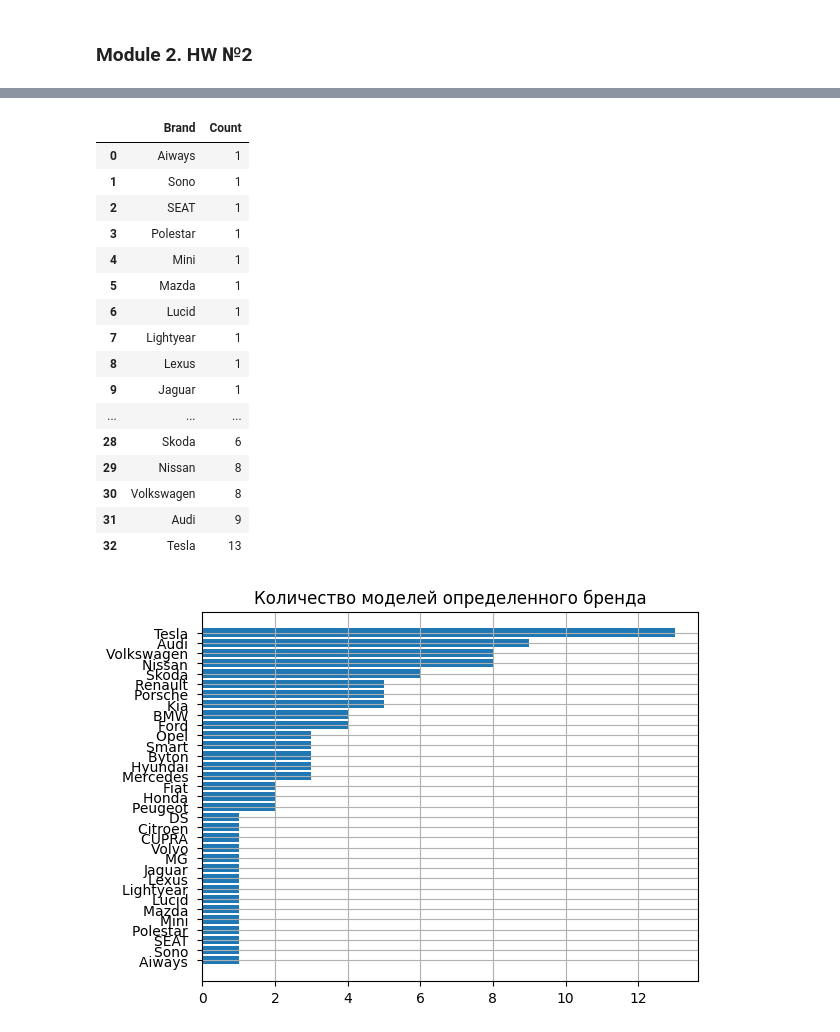
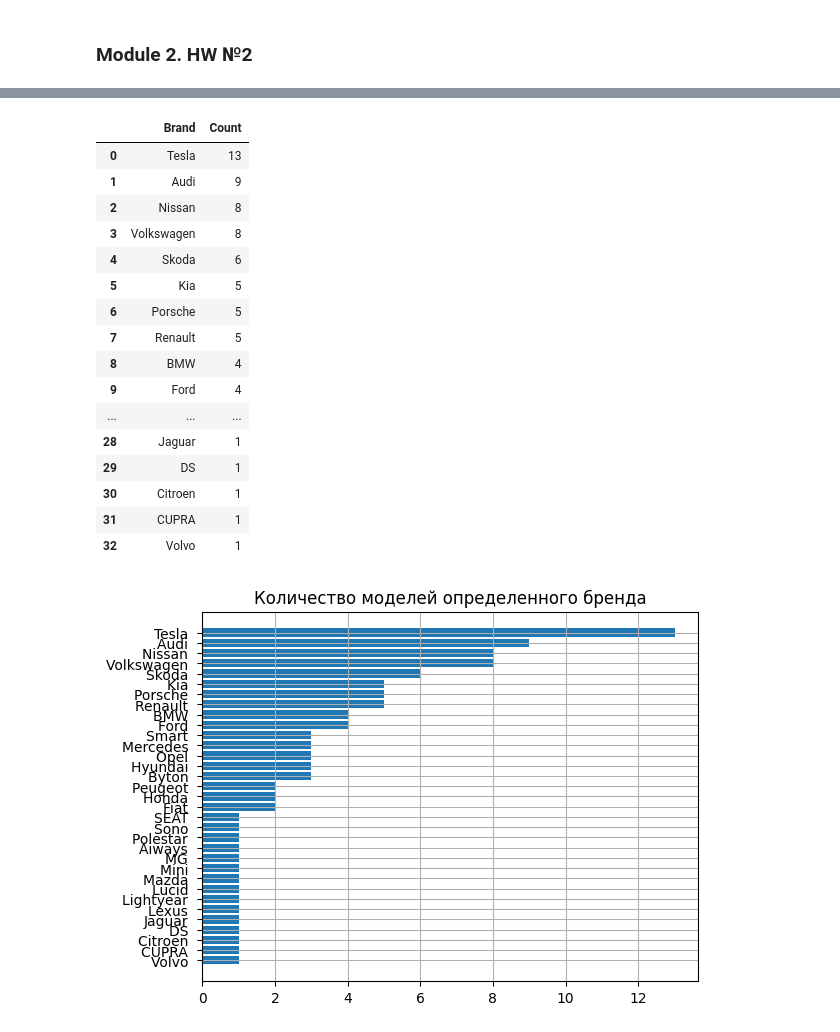
Before and after one commit to fitlemon/python_for_ds, a Jupyter notebook: Module7/10_data_visual_mipt_hw2.ipynb, the cells around one changed output, grey strips where cells are left out. Drawn from its saved outputs; the diff is of its cells as text; code cells hidden in the pictures.

```diff
--- a/Module7/10_data_visual_mipt_hw2.ipynb
+++ b/Module7/10_data_visual_mipt_hw2.ipynb
@@ -24,32 +24,37 @@ import matplotlib.pylab as plt
 df = pd.read_csv("./data/Electric_Car.csv")
 # %%
 grouped_df = (
-    df.groupby("Brand").size().sort_values().reset_index().rename(columns={0: "Count"})
+    df.groupby("Brand")
+    .size()
+    .sort_values(ascending=False)
+    .reset_index()
+    .rename(columns={0: "Count"})
 )
 grouped_df
 # %% [output]
 |  | Brand | Count |
-| 0 | Aiways | 1 |
-| 1 | Sono | 1 |
-| 2 | SEAT | 1 |
-| 3 | Polestar | 1 |
-| 4 | Mini | 1 |
-| 5 | Mazda | 1 |
-| 6 | Lucid | 1 |
-| 7 | Lightyear | 1 |
-| 8 | Lexus | 1 |
-| 9 | Jaguar | 1 |
+| 0 | Tesla | 13 |
+| 1 | Audi | 9 |
+| 2 | Nissan | 8 |
+| 3 | Volkswagen | 8 |
+| 4 | Skoda | 6 |
+| 5 | Kia | 5 |
+| 6 | Porsche | 5 |
+| 7 | Renault | 5 |
+| 8 | BMW | 4 |
+| 9 | Ford | 4 |
 | ... | ... | ... |
-| 28 | Skoda | 6 |
-| 29 | Nissan | 8 |
-| 30 | Volkswagen | 8 |
-| 31 | Audi | 9 |
-| 32 | Tesla | 13 |
+| 28 | Jaguar | 1 |
+| 29 | DS | 1 |
+| 30 | Citroen | 1 |
+| 31 | CUPRA | 1 |
+| 32 | Volvo | 1 |
 # %%
 fig, ax = plt.subplots()
 ax.grid()
 ax.set_title("Количество моделей определенного бренда")
 plt.barh(grouped_df["Brand"], grouped_df["Count"])
+ax.invert_yaxis()
 plt.show()
 # %% [output]
-[figure, old version]
+[figure, new version]
```
